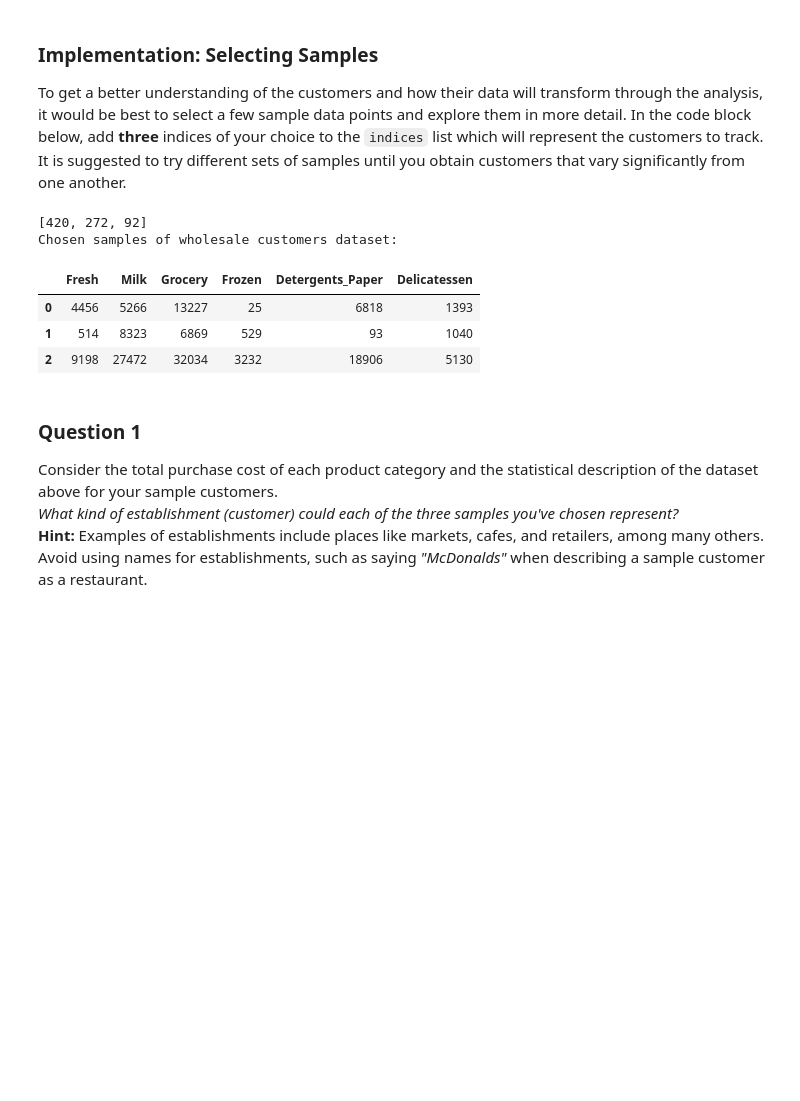
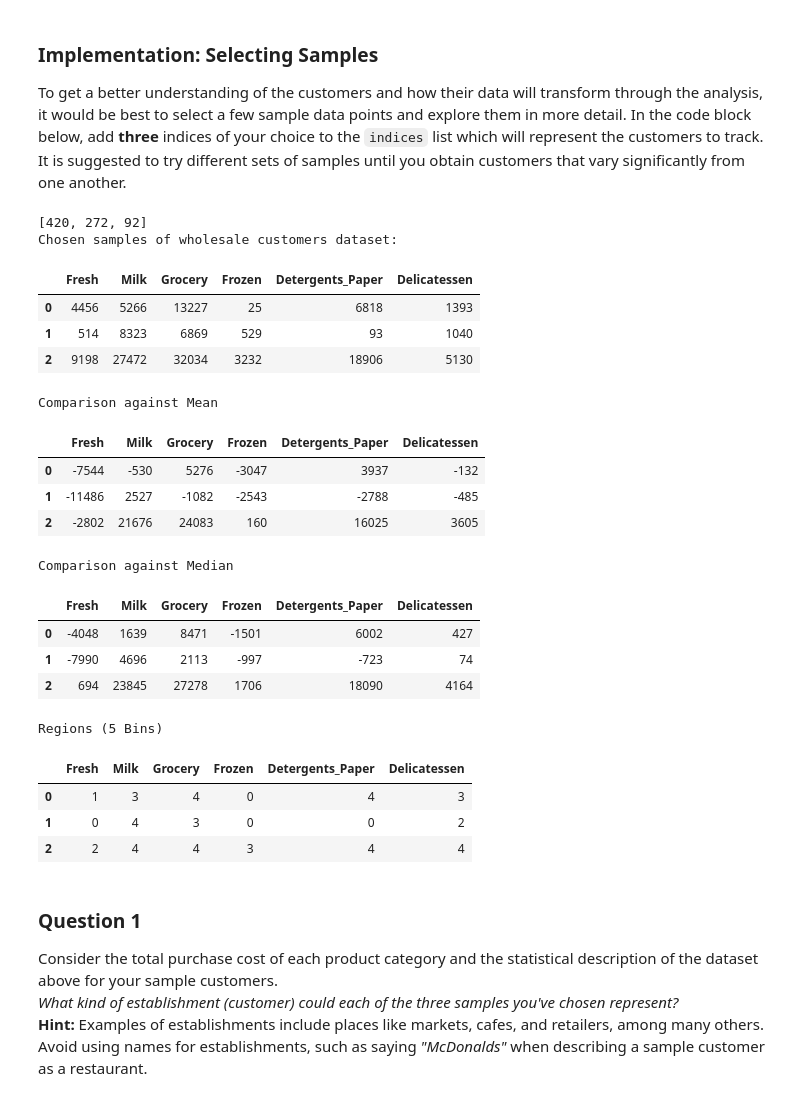
Before and after one commit to yycho0108/U_ML_P3, a Jupyter notebook: customer_segments_2/customer_segments.ipynb, the cells around one changed output. Drawn from its saved outputs; the diff is of its cells as text; code cells hidden in the pictures; blank space fills up the shorter version.

```diff
--- a/customer_segments_2/customer_segments.ipynb
+++ b/customer_segments_2/customer_segments.ipynb
@@ -67,19 +67,50 @@ To get a better understanding of the customers and how their data will transform
 # %%
 # TODO: Select three indices of your choice you wish to sample from the dataset
 #indices = random.sample(range(len(data)),3)
 indices = [420,272,92]
 print indices
 # Create a DataFrame of the chosen samples
 samples = pd.DataFrame(data.loc[indices], columns = data.keys()).reset_index(drop = True)
+
 print "Chosen samples of wholesale customers dataset:"
 display(samples)
+
+print 'Comparison against Mean'
+display(samples - np.round(data.mean()))
+
+print 'Comparison against Median'
+display(samples - np.round(data.median()))
+
+bins = 5 # number of regions
+print 'Regions ({} Bins)'.format(bins)
+samples_R = samples.copy(deep=True)
+samples_R *= 0 #reset to 0
+
+for i in range(1,bins):
+    samples_R[samples > data.quantile(float(i)/bins)] += 1
+display(samples_R)
 # %% [output]
 [420, 272, 92]
 Chosen samples of wholesale customers dataset:
 |  | Fresh | Milk | Grocery | Frozen | Detergents_Paper | Delicatessen |
 | 0 | 4456 | 5266 | 13227 | 25 | 6818 | 1393 |
 | 1 | 514 | 8323 | 6869 | 529 | 93 | 1040 |
 | 2 | 9198 | 27472 | 32034 | 3232 | 18906 | 5130 |
+Comparison against Mean
+|  | Fresh | Milk | Grocery | Frozen | Detergents_Paper | Delicatessen |
+| 0 | -7544 | -530 | 5276 | -3047 | 3937 | -132 |
+| 1 | -11486 | 2527 | -1082 | -2543 | -2788 | -485 |
+| 2 | -2802 | 21676 | 24083 | 160 | 16025 | 3605 |
+Comparison against Median
+|  | Fresh | Milk | Grocery | Frozen | Detergents_Paper | Delicatessen |
+| 0 | -4048 | 1639 | 8471 | -1501 | 6002 | 427 |
+| 1 | -7990 | 4696 | 2113 | -997 | -723 | 74 |
+| 2 | 694 | 23845 | 27278 | 1706 | 18090 | 4164 |
+Regions (5 Bins)
+|  | Fresh | Milk | Grocery | Frozen | Detergents_Paper | Delicatessen |
+| 0 | 1 | 3 | 4 | 0 | 4 | 3 |
+| 1 | 0 | 4 | 3 | 0 | 0 | 2 |
+| 2 | 2 | 4 | 4 | 3 | 4 | 4 |
 # %% [markdown]
 ### Question 1
 Consider the total purchase cost of each product category and the statistical description of the dataset above for your sample customers.
```
Also changed, not shown: parts of 14 cells of this notebook, 1 other file.
